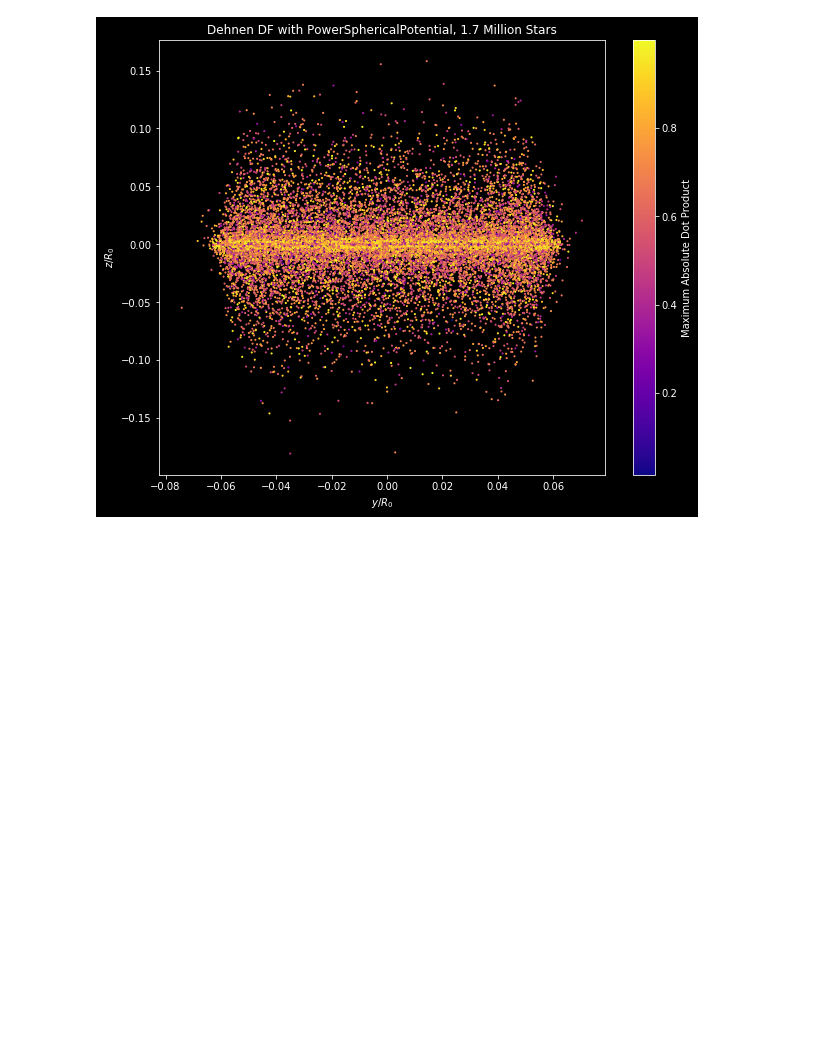
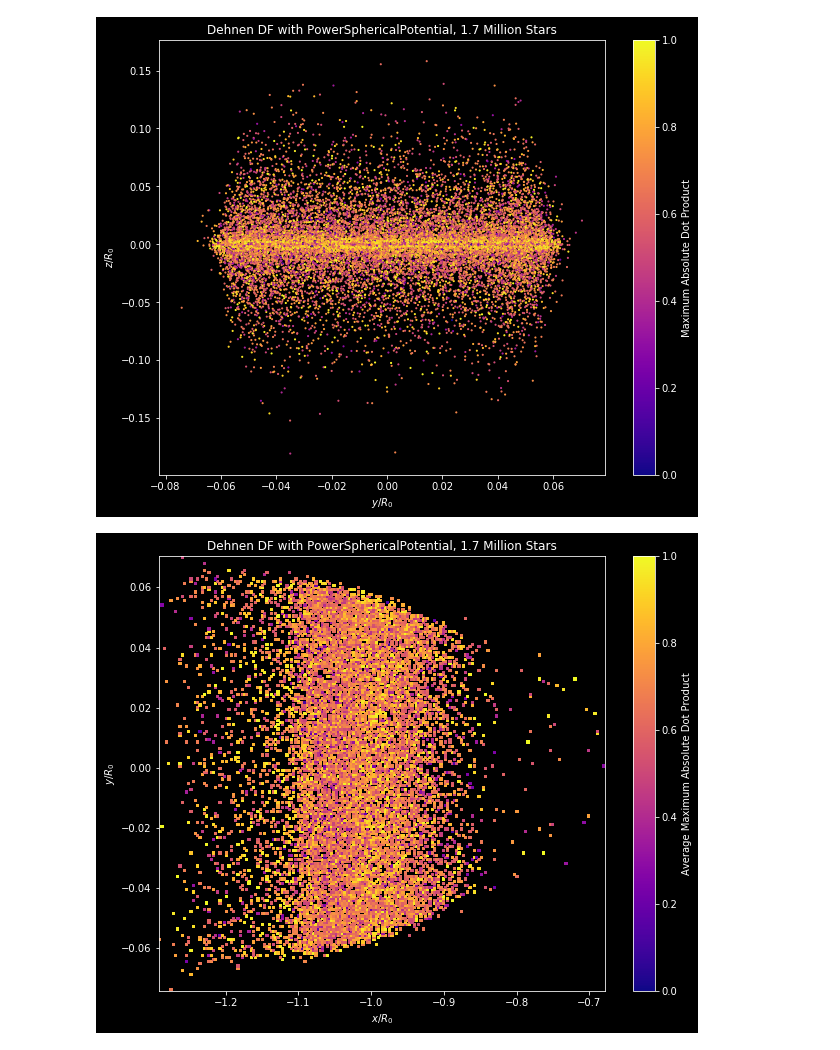
Before and after one commit to mwbub/Gaia-I3, a Jupyter notebook: Code/mock_data/dehnendf/2d_plots/2d_plots.ipynb, the cells around one changed output. Saved outputs shown, nothing was run; the diff lists cells and outputs as text; code cells hidden in the pictures; blank space fills up the shorter version.

```diff
--- a/Code/mock_data/dehnendf/2d_plots/2d_plots.ipynb
+++ b/Code/mock_data/dehnendf/2d_plots/2d_plots.ipynb
@@ -31,11 +35,29 @@ plt.show()
 # %%
 plt.figure(figsize=(10,8), facecolor='black')
 plt.style.use("dark_background")
-plt.scatter(*centres.T[[1,2]], c=np.max(np.abs(values), axis=1), marker='.', s=5, cmap='plasma')
+plt.scatter(*centres.T[[1,2]], c=max_dots, marker='.', s=5, cmap='plasma', vmin=0, vmax=1)
 plt.colorbar(label='Maximum Absolute Dot Product')
 plt.xlabel('$y/R_0$')
 plt.ylabel('$z/R_0$')
 plt.title('Dehnen DF with PowerSphericalPotential, 1.7 Million Stars')
 plt.show()
 # %% [output]
-[figure, old version]
+[figure, new version]
+# %%
+bins = 200
+# %%
+H, xedges, yedges = np.histogram2d(*centres.T[[0,1]], bins=bins, weights=max_dots) # Sum the max dot products
+H /= np.histogram2d(*centres.T[[0,1]], bins=bins)[0] # Divide by number of points in each bin
+H = H.T
+X, Y = np.meshgrid(xedges, yedges)
+
+plt.figure(figsize=(10,8))
+plt.style.use("dark_background")
+plt.pcolormesh(X, Y, H, cmap='plasma', vmin=0, vmax=1)
+plt.colorbar(label='Average Maximum Absolute Dot Product')
+plt.xlabel('$x/R_0$')
+plt.ylabel('$y/R_0$')
+plt.title('Dehnen DF with PowerSphericalPotential, 1.7 Million Stars')
+plt.show()
+# %% [output]
+[figure, added]
```
Also changed, not shown: parts of 5 cells of this notebook.
